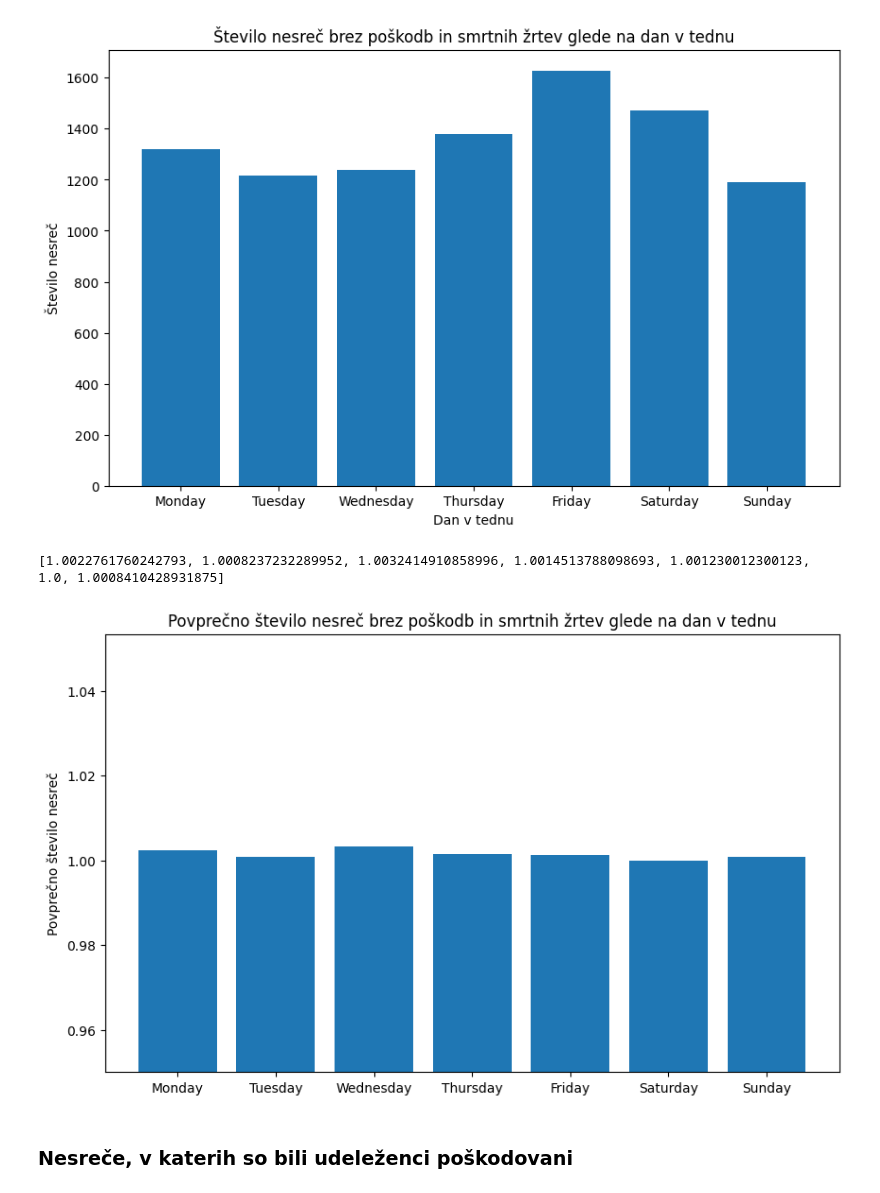
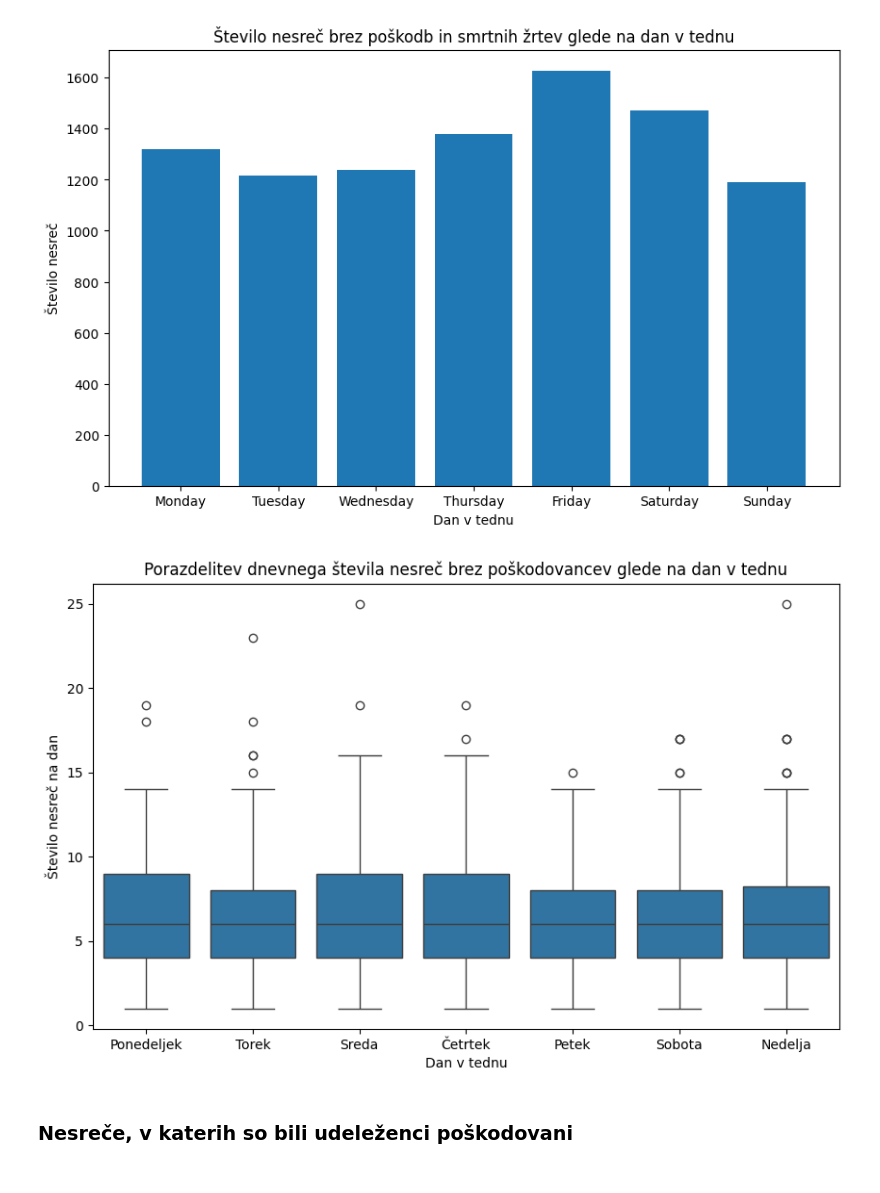
Before and after one commit to hanaskitek/diplomska-git, a Jupyter notebook: 01_analiza_po_dnevih.ipynb, the cells around one changed output. Drawn from its saved outputs; the diff is of its cells as text; code cells hidden in the pictures.

```diff
--- a/01_analiza_po_dnevih.ipynb
+++ b/01_analiza_po_dnevih.ipynb
@@ -179,3 +200,20 @@ plt.show()
+# %%
+# Dodajanje stolpca za boxplot
+# Nastavi pogoje
+conditions = [
+    (data['LjudjeMrtvi'] != 0),
+    (data['LjudjePoskodovani'] != 0) & (data['LjudjeMrtvi'] == 0),
+    (data['LjudjePoskodovani'] == 0) & (data['LjudjeMrtvi'] == 0)
+]
+
+# Določi oznake
+severity_labels = ['death', 'injury', 'no_injury']
+
+# Dodaj stolpec za severity
+data['Severity'] = np.select(conditions, severity_labels, default='unknown')
+
+data['Date'] = data['NastanekDatumCas'].dt.date
+# display(data)
 # %% [markdown]
 ### Nesreče brez poškodovancev in brez smrtnih žrtev
 # %%
@@ -202,41 +240,31 @@ plt.title('Število nesreč brez poškodb in smrtnih žrtev glede na dan v tednu
 plt.show()
 # %% [output]
 [figure]
-# %%
-# POVPREČNO NA DAN
-
-mild_dates_unique = mild_accidents_entries['NastanekDatumCas'].unique()
-mild_dates_unique = pd.to_datetime(mild_dates_unique)     # Pretvori v pandas objekt, da lahko dobiš imena dni
-
-# Pridobi imena dnevov iz datumov
-mild_days_of_week_uniq = pd.Series(mild_dates_unique).dt.day_name()
-
-# Preštej, kolikokrat se posamezen dan ponovi
-mild_count_days = mild_days_of_week_uniq.value_counts()   # dnevi niso v pravem vrstnem redu
-
-# Dneve postavi v pravi vrstni red
-mild_count_days_in_order = [mild_count_days.get(day, 0) for day in day_order]
-
-# Izračunaj povprečje za vsak dan (število nesreč, ki so se zgodile v ponedeljek deljeno s številom ponedeljkov, na katere se je zgodila vsaj ena nesreča )
-mild_avg_accident_day = [mild_counts_array[i] / mild_count_days_in_order[i] for i in range(len(day_order))]
-
-print(mild_avg_accident_day)
-# %% [output]
-[1.0022761760242793, 1.0008237232289952, 1.0032414910858996, 1.0014513788098693, 1.001230012300123, 1.0, 1.0008410428931875]
-# %%
-# Stolpčni diagram
-plt.figure(figsize=(10, 6))
-plt.bar(day_order, mild_avg_accident_day)
-
-# Prilagodi skalo y-osi, da bodo razlike bolj vidne
-plt.ylim(min(mild_avg_accident_day) - 0.05, max(mild_avg_accident_day) + 0.05)
-
-plt.ylabel('Povprečno število nesreč')
-plt.title('Povprečno število nesreč brez poškodb in smrtnih žrtev glede na dan v tednu')
-
-plt.show()
-# %% [output]
-[figure, removed]
+# %%
+# BOXPLOT
+mask_no_injury = (data['Severity'] == 'no_injury')
+df_no_injury = data[mask_no_injury]
+
+# Grupiraj po datumih in preštej, koliko nesreč se je zgodilo vsak dan
+grouped = data.groupby(data['Date']).size()
+
+# Rezultat grupiranja pretvori v dataframe in stolpec s preštetimi prometnimi nesrečami poimenuj 'accident_count'
+no_injury_accidents = grouped.reset_index(name='accident_count')
+# display(no_injury_accidents)
+
+# Pridobi imena dni
+no_injury_accidents['Day_SLO'] = df_no_injury['Day_SLO']
+
+# Boxplot
+plt.figure(figsize=(10, 6))
+sns.boxplot(x='Day_SLO', y='accident_count', data=no_injury_accidents, order=day_order_slo)
+
+plt.xlabel('Dan v tednu')
+plt.ylabel('Število nesreč na dan')
+plt.title('Porazdelitev dnevnega števila nesreč brez poškodovancev glede na dan v tednu')
+plt.show()
+# %% [output]
+[figure, added]
 # %% [markdown]
 ### Nesreče, v katerih so bili udeleženci poškodovani
 # %%
```
Also changed, not shown: parts of 22 cells of this notebook.
